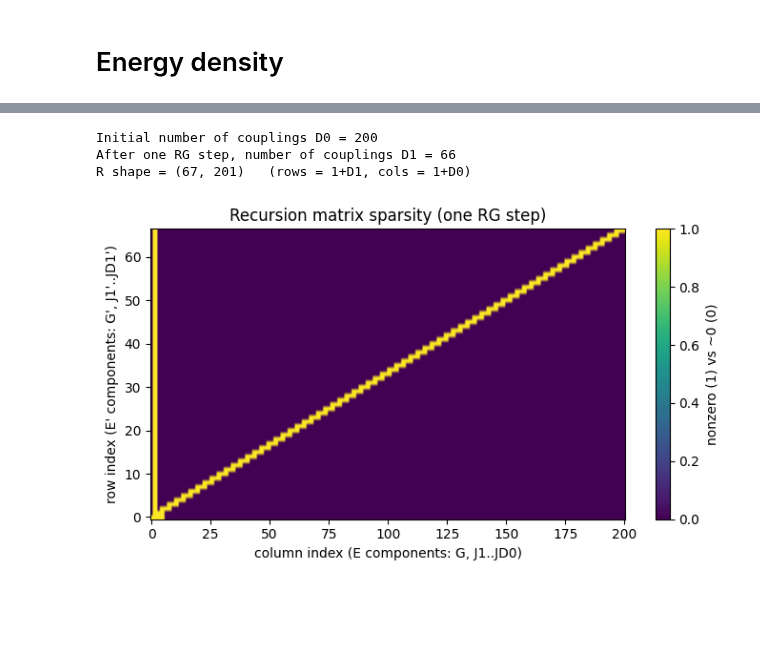
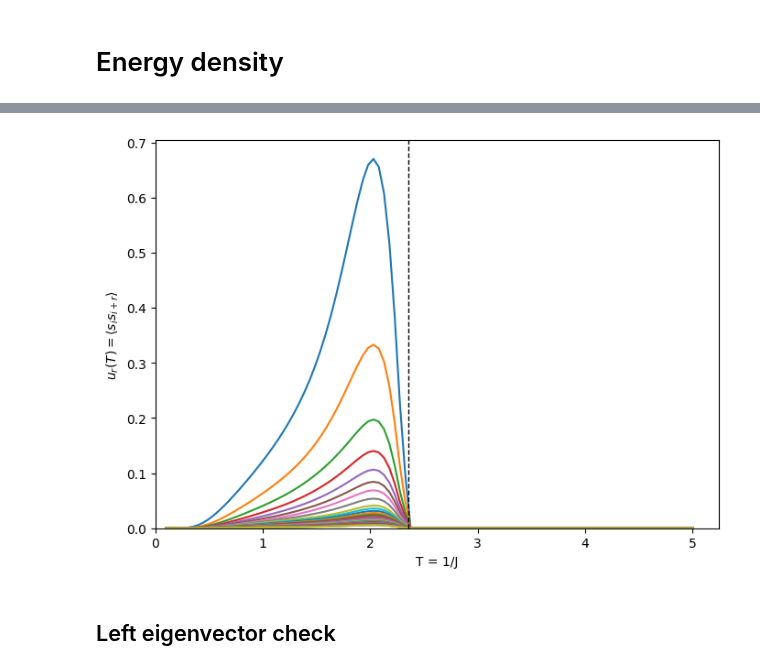
Before and after one commit to erbilcanartun/long-range-ising-chain, a Jupyter notebook: notebooks/new_foundation-numba.ipynb, the cells around one changed output, grey strips where cells are left out. Cells and saved outputs as stored; diff of their text form; code cells hidden in the pictures; blank space fills up the shorter version.

```diff
--- a/notebooks/new_foundation-numba.ipynb
+++ b/notebooks/new_foundation-numba.ipynb
@@ -972,27 +944,0 @@ def compute_correlations_vs_T(a,
-# %%
-a = 1
-r_list = [1, 2, 3, 4, 5]   # distances we want correlations for
-n_steps = 8                # RG steps for density recursion
-
-# Compute correlations vs T
-T_values, u_results = compute_correlations_vs_T(
-    a,
-    r_list,
-    T_min=0.01,
-    T_max=10,
-    n_T=100,
-    n_steps=n_steps
-)
-
-# Plot
-plt.figure(figsize=(7,5))
-for r, u_r in u_results.items():
-    plt.plot(T_values, u_r, '-', markersize=3, label=f"r = {r}")
-
-plt.xlabel("1/J")
-plt.ylabel("u(r)")
-plt.xlim(0, 10)
-plt.ylim(0, None)
-plt.legend()
-plt.tight_layout()
-plt.show()
@@ -1039,7 +945,19 @@ def demo_recursion_matrix_one_step(D0=20, a=1.5, J0=1.0, eps=1e-6):
-# %%
-R, J_init, J_after = demo_recursion_matrix_one_step(D0=200, a=1.5, J0=1.0)
-# %% [output]
-Initial number of couplings D0 = 200
-After one RG step, number of couplings D1 = 66
-R shape = (67, 201)   (rows = 1+D1, cols = 1+D0)
-[figure, removed]
+# %%
+plt.figure(figsize=(7,5))
+for r_idx in range(1, 30):
+    plt.plot(T_values, u_all[:, r_idx], '-', markersize=3, label=f"r={r_idx+1}")
+
+plt.axvline(x=1/Jc, linestyle='--', linewidth=1, color='k')
+plt.xlabel("T = 1/J")
+plt.ylabel(r"$u_r(T) = \langle s_i s_{i+r} \rangle$")
+#plt.legend()
+plt.xlim(0, None)
+plt.ylim(0, None)
+plt.grid(False)
+plt.tight_layout()
+#plt.savefig("../figures/densities")
+plt.show()
+# %% [output]
+[figure, added]
+# %% [markdown]
+## Left eigenvector check
```
Also changed, not shown: parts of 16 cells of this notebook, 4 other files.
